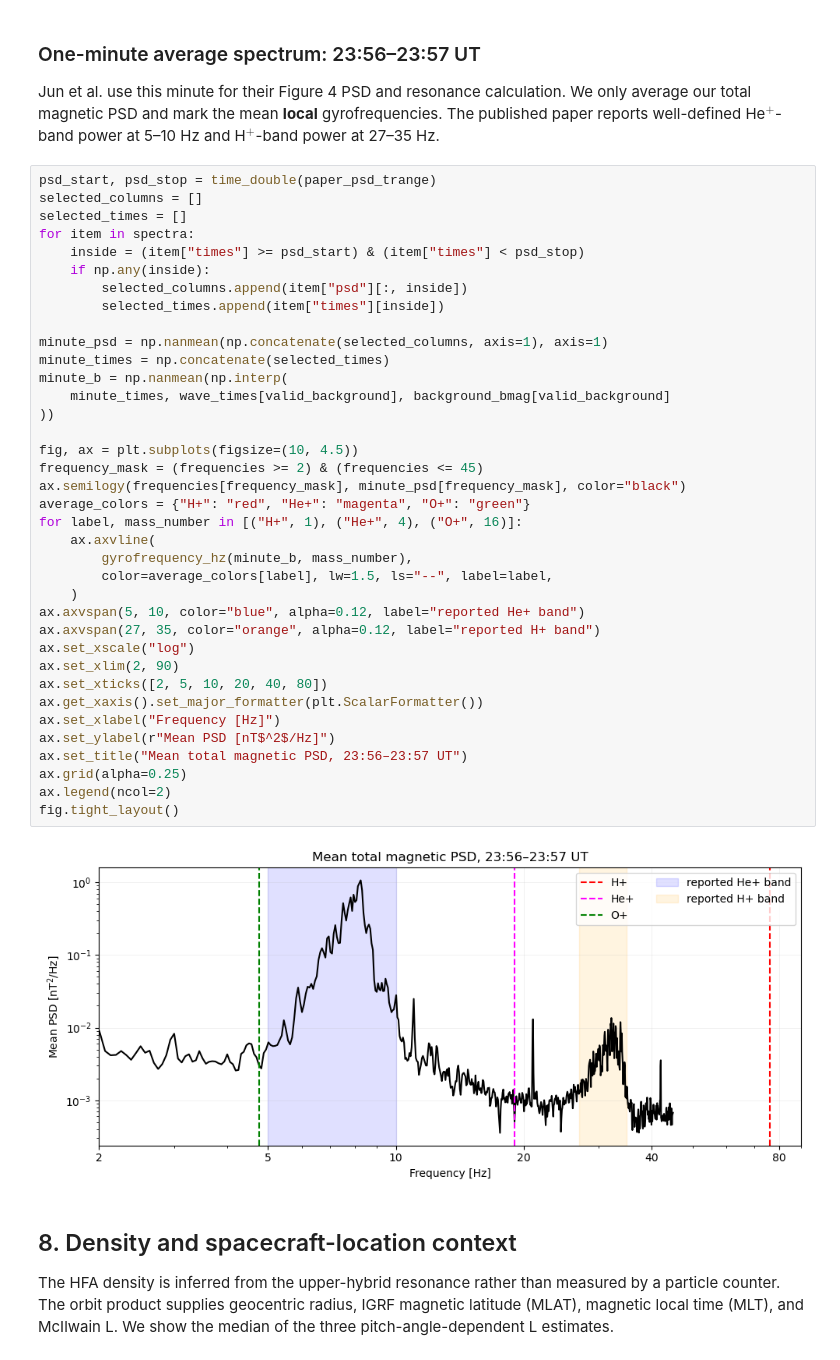
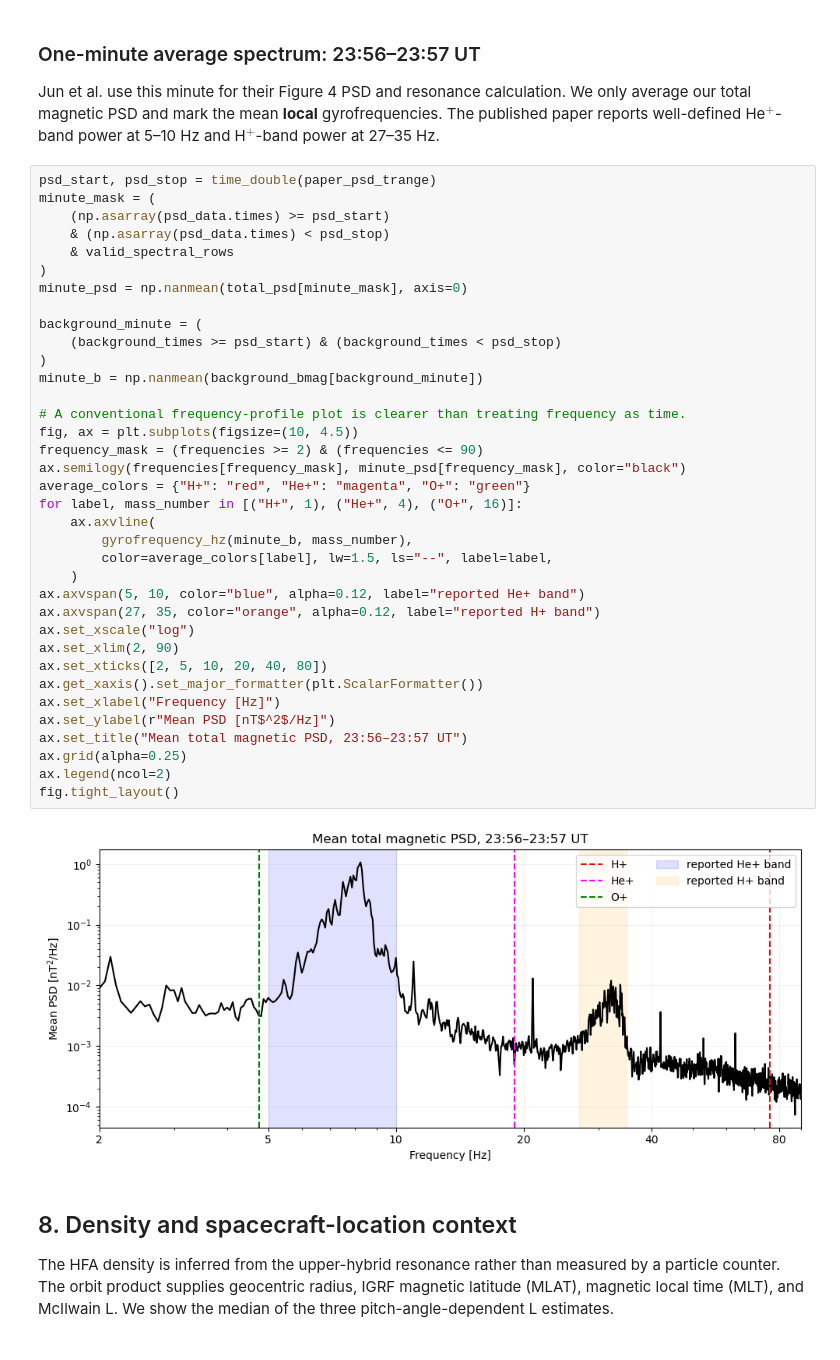
Before and after one commit to spedas/pyspedas_examples, a Jupyter notebook: pyspedas_examples/notebooks/pyhc_winter_school_2027/arase_gannon_high_frequency_emic_waves.ipynb, the cells around one changed output. Cells and saved outputs as stored; diff of their text form.

```diff
--- a/pyspedas_examples/notebooks/pyhc_winter_school_2027/arase_gannon_high_frequency_emic_waves.ipynb
+++ b/pyspedas_examples/notebooks/pyhc_winter_school_2027/arase_gannon_high_frequency_emic_waves.ipynb
@@ -505,43 +521,42 @@ The broad vertical changes at data-segment edges are not interpreted as waves. T
 Jun et al. use this minute for their Figure 4 PSD and resonance calculation. We only average our total magnetic PSD and mark the mean **local** gyrofrequencies. The published paper reports well-defined He$^+$-band power at 5–10 Hz and H$^+$-band power at 27–35 Hz.
 # %%
 psd_start, psd_stop = time_double(paper_psd_trange)
-selected_columns = []
-selected_times = []
-for item in spectra:
-    inside = (item["times"] >= psd_start) & (item["times"] < psd_stop)
-    if np.any(inside):
-        selected_columns.append(item["psd"][:, inside])
-        selected_times.append(item["times"][inside])
+minute_mask = (
+    (np.asarray(psd_data.times) >= psd_start)
+    & (np.asarray(psd_data.times) < psd_stop)
+    & valid_spectral_rows
+)
+minute_psd = np.nanmean(total_psd[minute_mask], axis=0)
 
-minute_psd = np.nanmean(np.concatenate(selected_columns, axis=1), axis=1)
-minute_times = np.concatenate(selected_times)
-minute_b = np.nanmean(np.interp(
-    minute_times, wave_times[valid_background], background_bmag[valid_background]
-))
+background_minute = (
+    (background_times >= psd_start) & (background_times < psd_stop)
+)
+minute_b = np.nanmean(background_bmag[background_minute])
 
+# A conventional frequency-profile plot is clearer than treating frequency as time.
 fig, ax = plt.subplots(figsize=(10, 4.5))
-frequency_mask = (frequencies >= 2) & (frequencies <= 45)
+frequency_mask = (frequencies >= 2) & (frequencies <= 90)
 ax.semilogy(frequencies[frequency_mask], minute_psd[frequency_mask], color="black")
 average_colors = {"H+": "red", "He+": "magenta", "O+": "green"}
 for label, mass_number in [("H+", 1), ("He+", 4), ("O+", 16)]:
     ax.axvline(
         gyrofrequency_hz(minute_b, mass_number),
         color=average_colors[label], lw=1.5, ls="--", label=label,
     )
 ax.axvspan(5, 10, color="blue", alpha=0.12, label="reported He+ band")
 ax.axvspan(27, 35, color="orange", alpha=0.12, label="reported H+ band")
 ax.set_xscale("log")
 ax.set_xlim(2, 90)
 ax.set_xticks([2, 5, 10, 20, 40, 80])
 ax.get_xaxis().set_major_formatter(plt.ScalarFormatter())
 ax.set_xlabel("Frequency [Hz]")
 ax.set_ylabel(r"Mean PSD [nT$^2$/Hz]")
 ax.set_title("Mean total magnetic PSD, 23:56–23:57 UT")
 ax.grid(alpha=0.25)
 ax.legend(ncol=2)
 fig.tight_layout()
 # %% [output]
-[figure, old version]
+[figure, new version]
 # %% [markdown]
 ## 8. Density and spacecraft-location context
 
```
Also changed, not shown: parts of 18 cells of this notebook, 1 other file.
